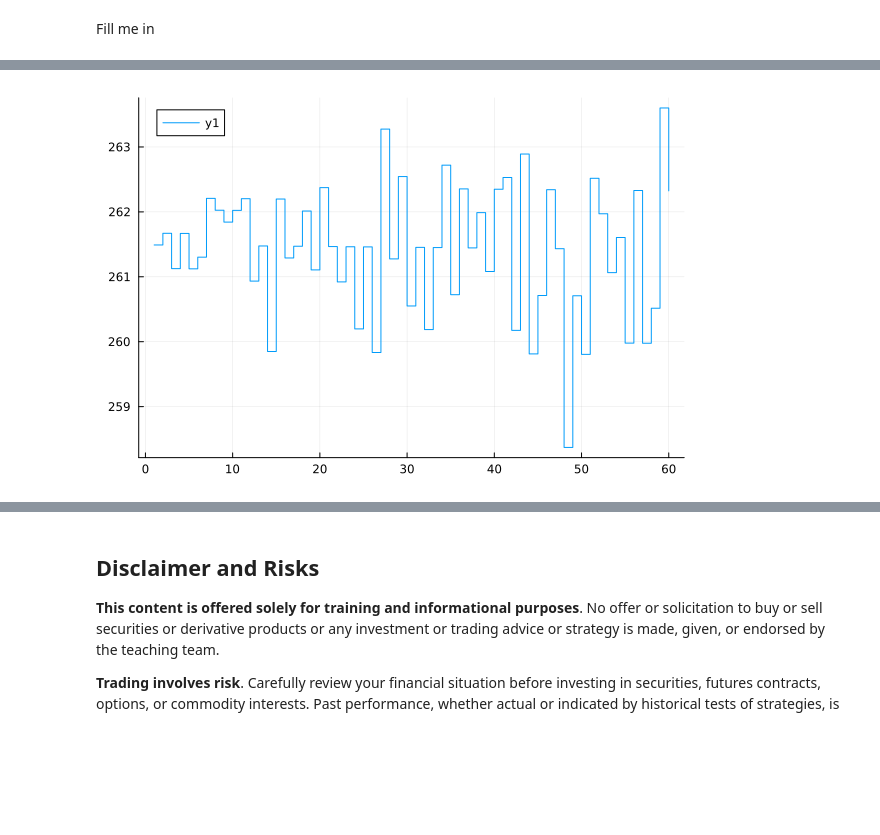
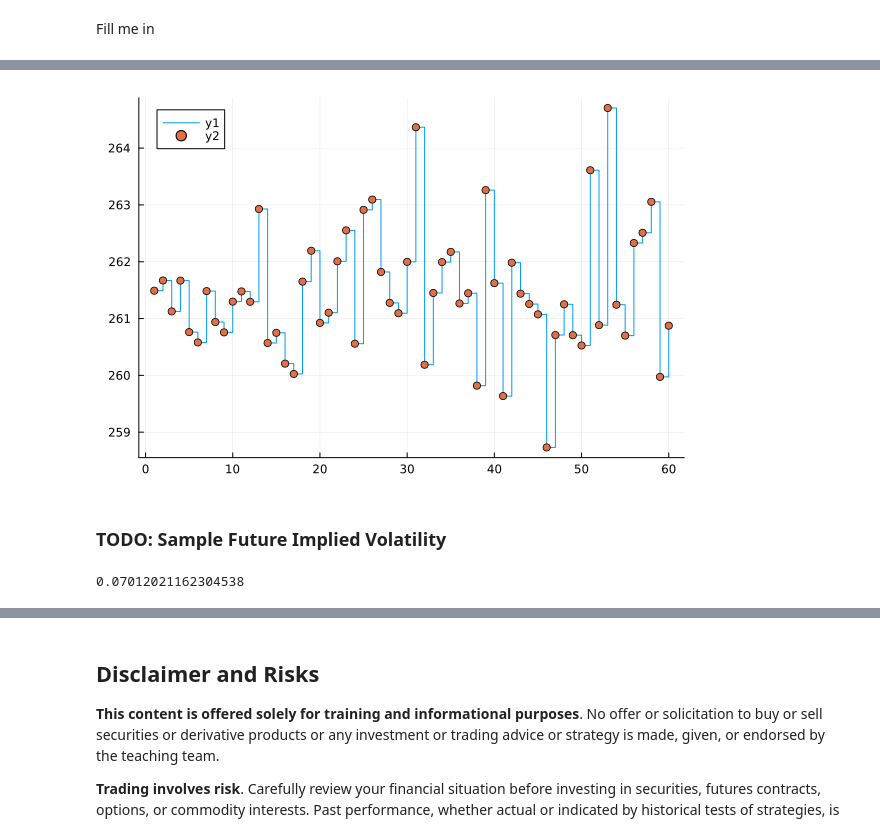
Before and after one commit to varnerlab/CHEME-130-eCornell-Repository, a Jupyter notebook: courses/CHEME-134/module-4/CHEME-134-Module-4-WorkedExample.ipynb, the cells around one changed output, grey strips where cells are left out. Saved outputs shown, nothing was run; the diff lists cells and outputs as text; code cells hidden in the pictures; blank space fills up the shorter version.

Commit message:
VIX data
VIX data

```diff
--- a/courses/CHEME-134/module-4/CHEME-134-Module-4-WorkedExample.ipynb
+++ b/courses/CHEME-134/module-4/CHEME-134-Module-4-WorkedExample.ipynb
@@ -39,9 +34,11 @@ Fill me in
 # %%
 Δt = (1/390)*(1/252); # 1-min
 number_of_trading_periods = 60; # How many trading periods will we simulate?
-T = number_of_trading_periods*Δt; # 1-trading hour
+number_of_samples = 1000; # number of samples to generate
+T = number_of_trading_periods*Δt; # Duration of trading periods in years
 Sₒ = 261.49; # TSLA share price
 IVₒ = 0.627397; # IV for K = 210 put with 60-DTE
+β = 2.32; # TSLA 5y monthly beta value 06-25-24
 # %% [markdown]
 Fill me in
 # %%
@@ -80,4 +80,5 @@ price_tree_model = build(MyBinomialEquityPriceTree, (
 # %% [markdown]
 Fill me in
 # %%
-samples = VLQuantitativeFinancePackage.sample(price_tree_model, 60, number_of_paths = 1000)
+samples_share_price = VLQuantitativeFinancePackage.sample(price_tree_model, number_of_trading_periods,
+    number_of_paths = number_of_samples);
@@ -102,4 +85,11 @@ samples = VLQuantitativeFinancePackage.sample(price_tree_model, 60, number_of_pa
 # %%
-plot(samples[:,1], linetype=:steppost)
+plot(samples_share_price[:,500], linetype=:steppost)
+scatter!(samples_share_price[:,500])
 # %% [output]
-[figure, old version]
+[figure, new version]
+# %% [markdown]
+### TODO: Sample Future Implied Volatility
+# %%
+volatility_data_df
+# %% [output]
+0.07012021162304538
```
Also changed, not shown: parts of 9 cells of this notebook, 1 other file.
